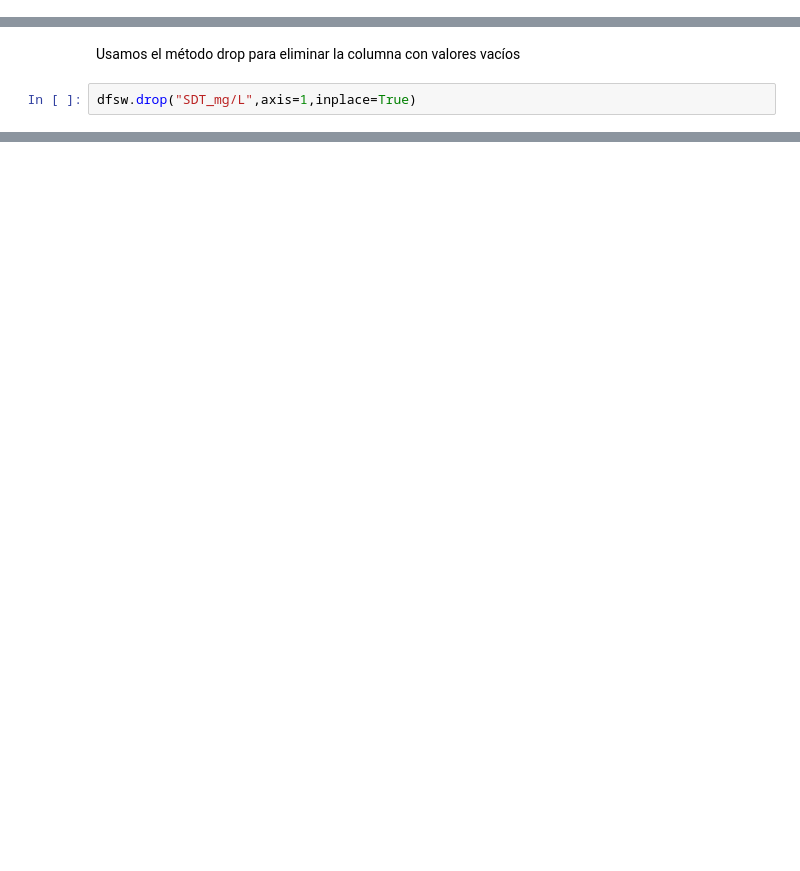
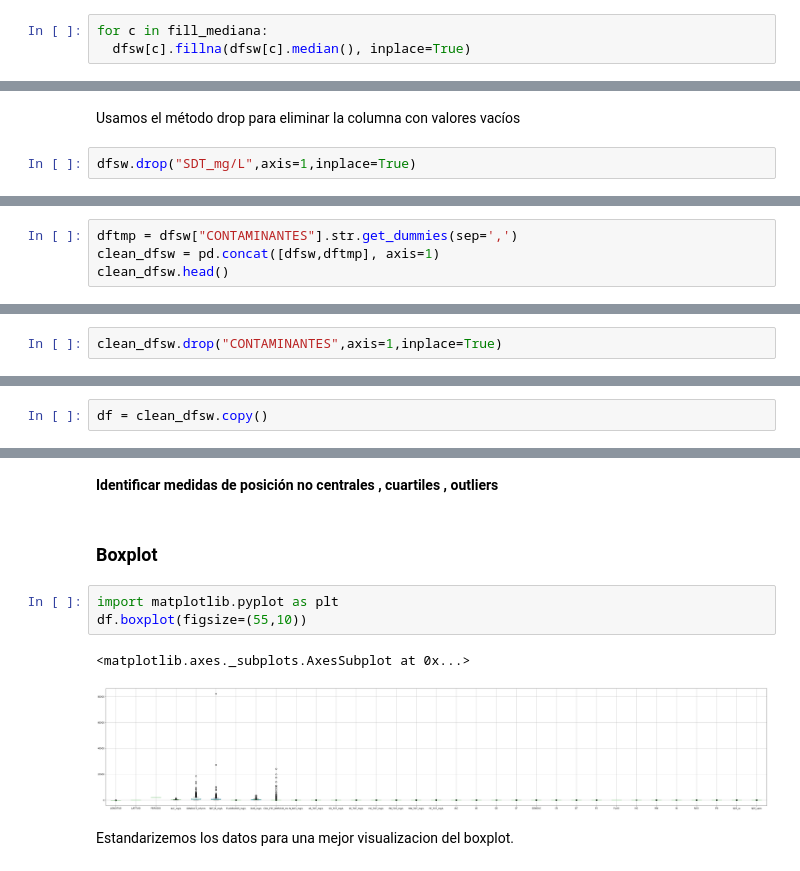
Before and after one commit to PosgradoMNA/actividades-del-projecto-equipo-48, a Jupyter notebook: Reto/Entrega1/Reto_Entrega_1.ipynb, the cells around one changed output, grey strips where cells are left out. Cells and saved outputs as stored; diff of their text form; blank space fills up the shorter version.

```diff
--- a/Reto/Entrega1/Reto_Entrega_1.ipynb
+++ b/Reto/Entrega1/Reto_Entrega_1.ipynb
@@ -120,3 +98,6 @@ dfsw["CALIDAD_CONDUC"].value_counts()
+# %%
+for c in fill_mediana:
+  dfsw[c].fillna(dfsw[c].median(), inplace=True)
 # %% [markdown]
 Mostramos la longitud del dataset
 # %%
@@ -160,0 +152,4 @@ memory usage: 467.4+ KB
+# %%
+dftmp = dfsw["CONTAMINANTES"].str.get_dummies(sep=',')
+clean_dfsw = pd.concat([dfsw,dftmp], axis=1)
+clean_dfsw.head()
@@ -160,0 +163,2 @@ memory usage: 467.4+ KB
+# %%
+clean_dfsw.drop("CONTAMINANTES",axis=1,inplace=True)
@@ -160,0 +167,2 @@ memory usage: 467.4+ KB
+# %%
+df = clean_dfsw.copy()
@@ -160,0 +206,12 @@ memory usage: 467.4+ KB
+# %% [markdown]
+**Identificar medidas de posición no centrales , cuartiles , outliers**
+# %% [markdown]
+### **Boxplot**
+# %%
+import matplotlib.pyplot as plt
+df.boxplot(figsize=(55,10))
+# %% [output]
+<matplotlib.axes._subplots.AxesSubplot at 0x...>
+[figure, added]
+# %% [markdown]
+Estandarizemos los datos para una mejor visualizacion del boxplot.
```
Also changed, not shown: parts of 40 cells of this notebook.
